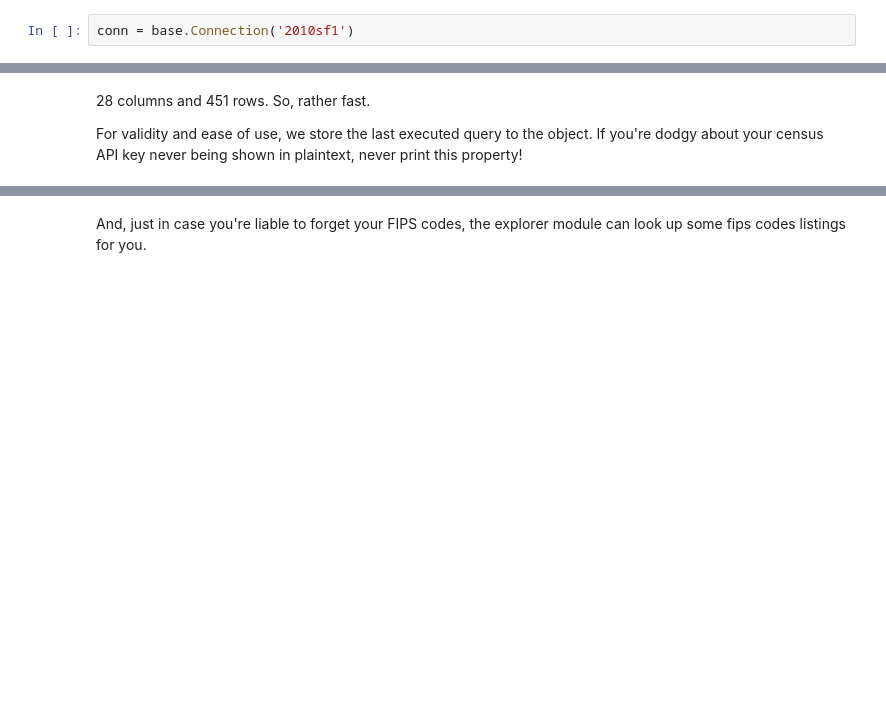
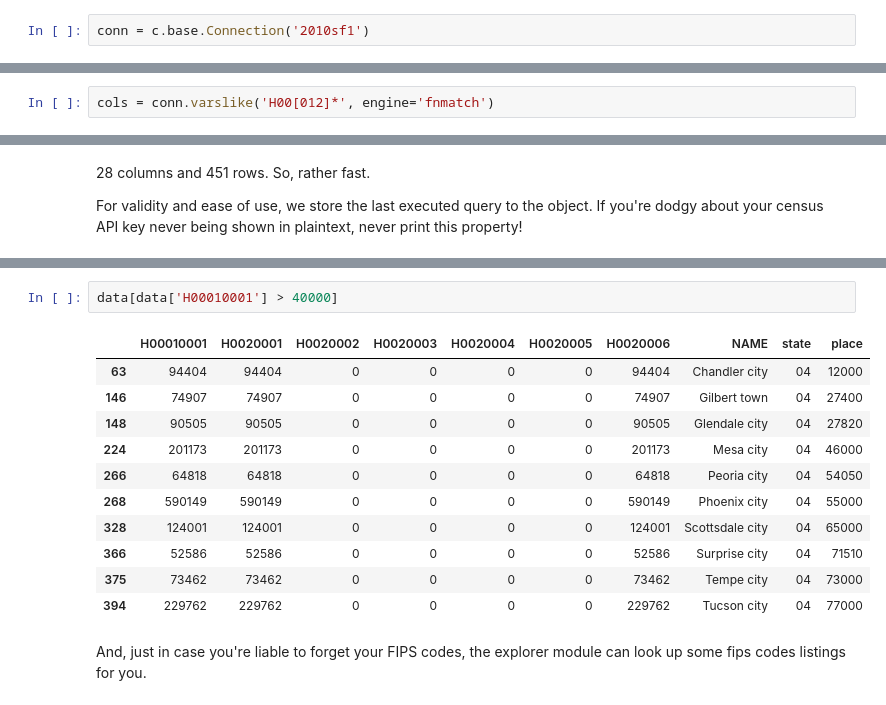
Before and after one commit to cenpy-devs/cenpy, a Jupyter notebook: demo.ipynb, the cells around one changed output, grey strips where cells are left out. Drawn from its saved outputs; the diff is of its cells as text; blank space fills up the shorter version.

```diff
--- a/demo.ipynb
+++ b/demo.ipynb
@@ -42,5 +28,5 @@ import cenpy.base as base
 # %%
-conn = base.Connection('2010sf1')
+conn = c.base.Connection('2010sf1')
 # %%
 conn
 # %% [output]
@@ -133,3 +111,5 @@ cols = conn.variables[filt].index.tolist()
+# %%
+cols = conn.varslike('H00[012]*', engine='fnmatch')
 # %%
 cols.append('NAME')
 # %%
@@ -199,3 +158,17 @@ data[data['H011B0001'].fillna(0).apply(int) > 5000][['NAME', 'H011B0001']]
+# %%
+data[data['H00010001'] > 40000]
+# %% [output]
+|  | H00010001 | H0020001 | H0020002 | H0020003 | H0020004 | H0020005 | H0020006 | NAME | state | place |
+| 63 | 94404 | 94404 | 0 | 0 | 0 | 0 | 94404 | Chandler city | 04 | 12000 |
+| 146 | 74907 | 74907 | 0 | 0 | 0 | 0 | 74907 | Gilbert town | 04 | 27400 |
+| 148 | 90505 | 90505 | 0 | 0 | 0 | 0 | 90505 | Glendale city | 04 | 27820 |
+| 224 | 201173 | 201173 | 0 | 0 | 0 | 0 | 201173 | Mesa city | 04 | 46000 |
+| 266 | 64818 | 64818 | 0 | 0 | 0 | 0 | 64818 | Peoria city | 04 | 54050 |
+| 268 | 590149 | 590149 | 0 | 0 | 0 | 0 | 590149 | Phoenix city | 04 | 55000 |
+| 328 | 124001 | 124001 | 0 | 0 | 0 | 0 | 124001 | Scottsdale city | 04 | 65000 |
+| 366 | 52586 | 52586 | 0 | 0 | 0 | 0 | 52586 | Surprise city | 04 | 71510 |
+| 375 | 73462 | 73462 | 0 | 0 | 0 | 0 | 73462 | Tempe city | 04 | 73000 |
+| 394 | 229762 | 229762 | 0 | 0 | 0 | 0 | 229762 | Tucson city | 04 | 77000 |
 # %% [markdown]
 And, just in case you're liable to forget your FIPS codes, the explorer module can look up some fips codes listings for you.
 # %%
```
Also changed, not shown: parts of 62 cells of this notebook, 4 other files.
